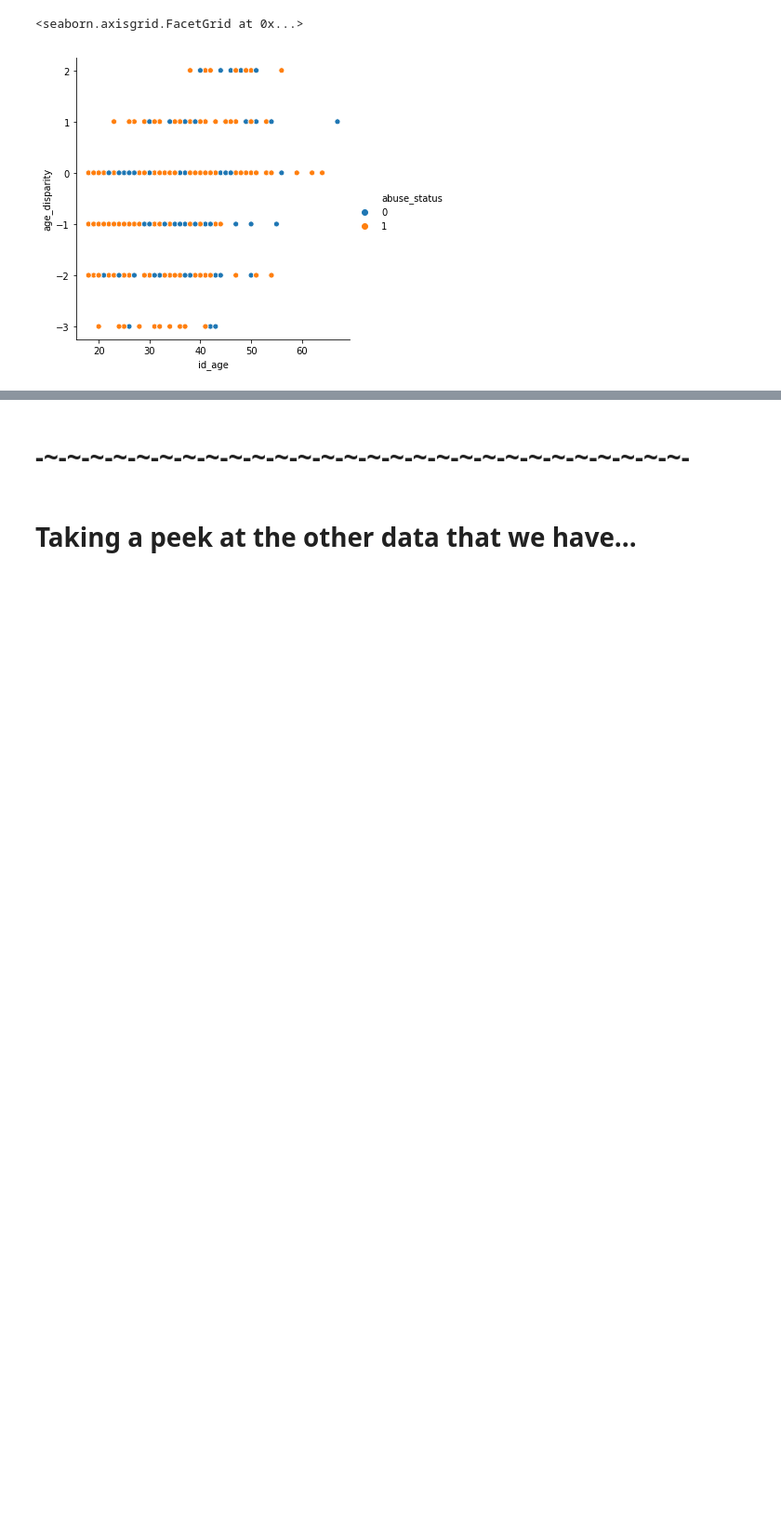
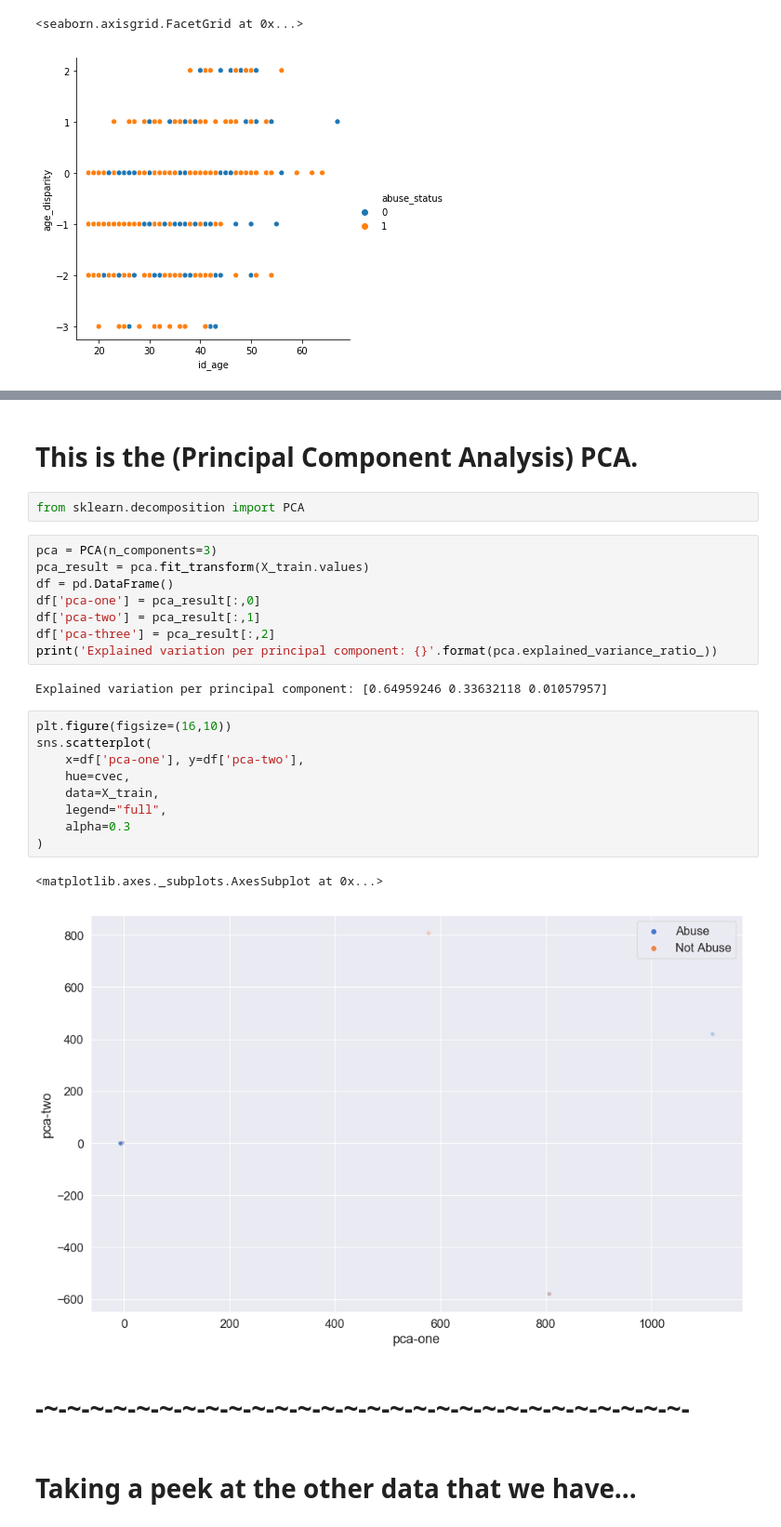
Before and after one commit to codeup-capstone-one/domestic-violence, a Jupyter notebook: jesse_dvproject.ipynb, the cells around one changed output, grey strips where cells are left out. Shown at 93% size. Saved outputs shown, nothing was run; the diff lists cells and outputs as text; blank space fills up the shorter version.

```diff
--- a/jesse_dvproject.ipynb
+++ b/jesse_dvproject.ipynb
@@ -421,3 +515,29 @@ test_df = pd.concat([X_test, y_test], axis=1)
+# %% [markdown]
+# This is the (Principal Component Analysis) PCA.
+# %%
+from sklearn.decomposition import PCA
+# %%
+pca = PCA(n_components=3)
+pca_result = pca.fit_transform(X_train.values)
+df = pd.DataFrame()
+df['pca-one'] = pca_result[:,0]
+df['pca-two'] = pca_result[:,1]
+df['pca-three'] = pca_result[:,2]
+print('Explained variation per principal component: {}'.format(pca.explained_variance_ratio_))
+# %% [output]
+Explained variation per principal component: [0.64959246 0.33632118 0.01057957]
+# %%
+plt.figure(figsize=(16,10))
+sns.scatterplot(
+    x=df['pca-one'], y=df['pca-two'],
+    hue=cvec,
+    data=X_train,
+    legend="full",
+    alpha=0.3
+)
+# %% [output]
+<matplotlib.axes._subplots.AxesSubplot at 0x...>
+[figure, added]
 # %% [markdown]
 # -~-~-~-~-~-~-~-~-~-~-~-~-~-~-~-~-~-~-~-~-~-~-~-~-~-~-~-~-
 # %% [markdown]
```
Also changed, not shown: parts of 21 cells of this notebook.
